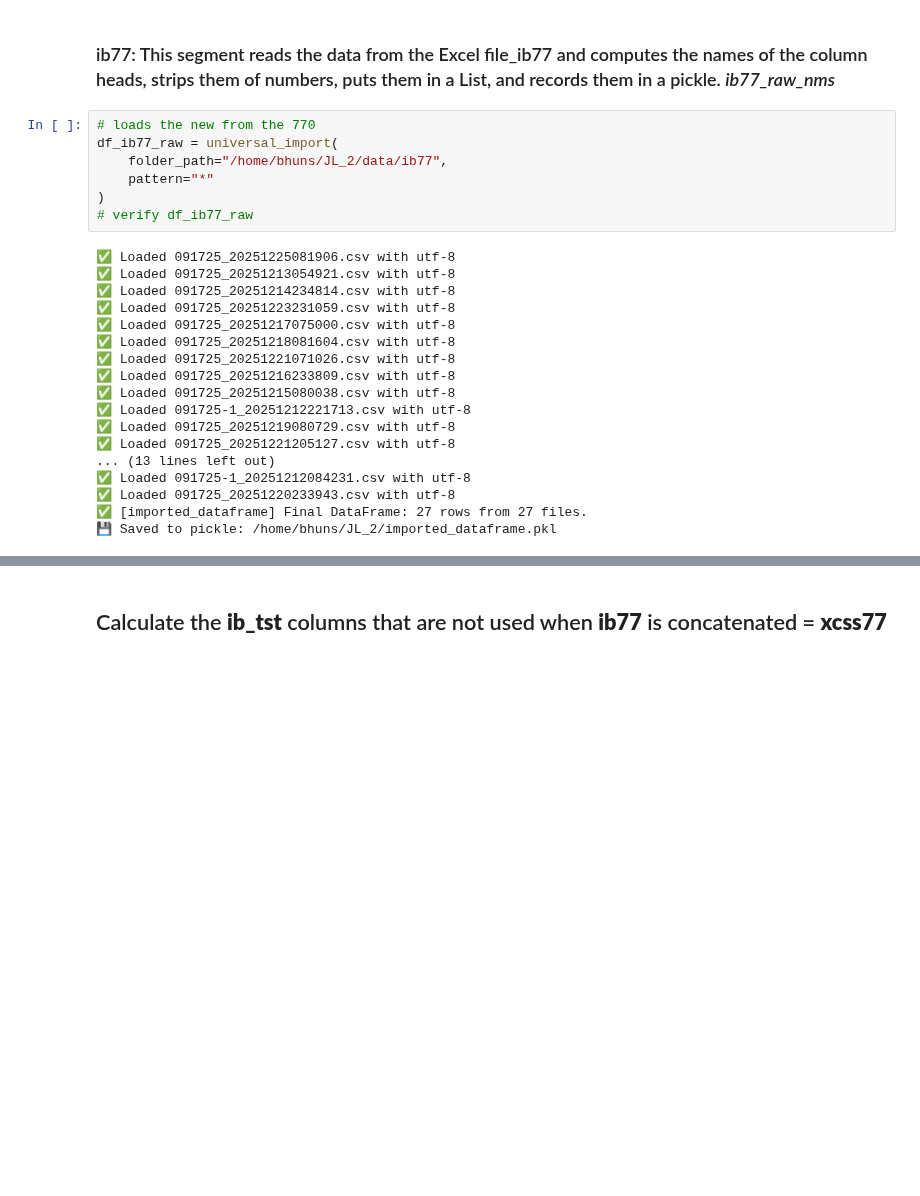
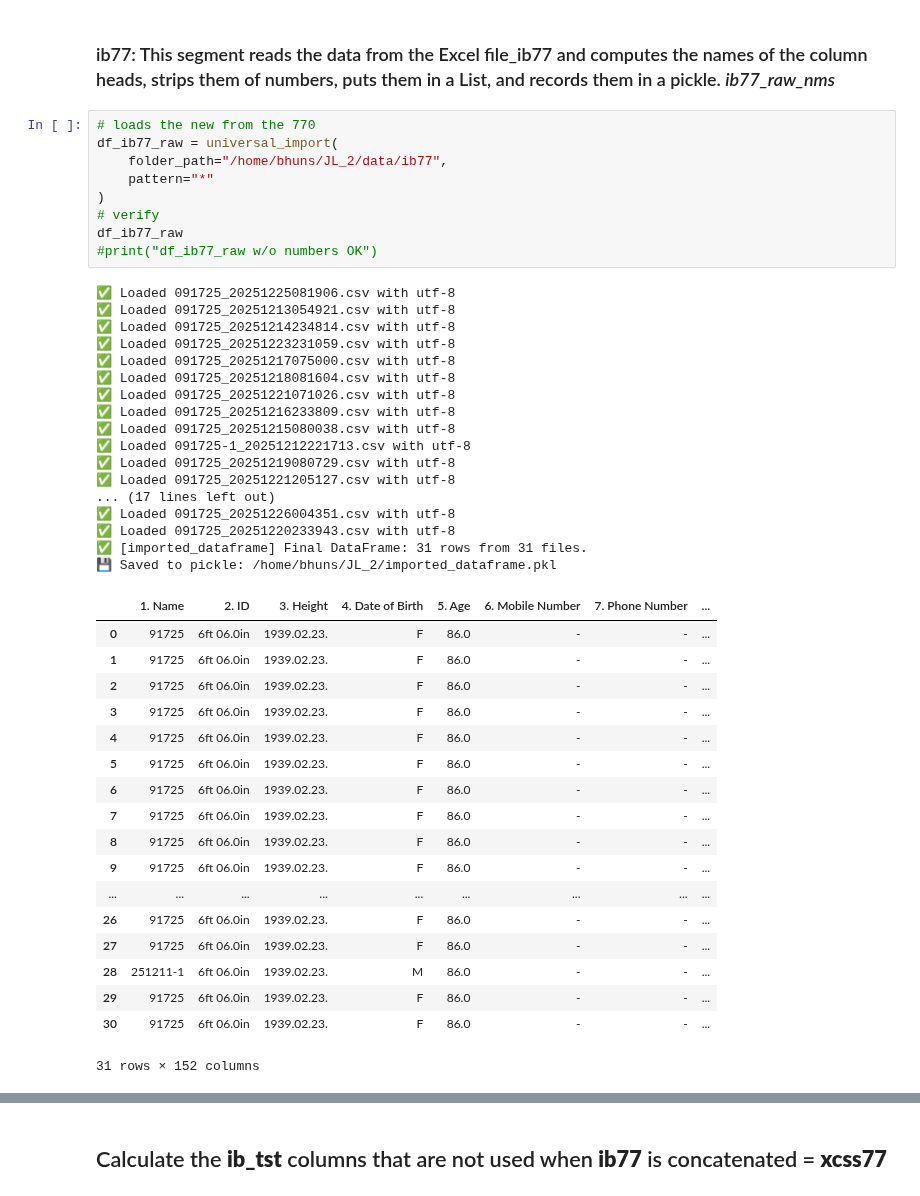
Before and after one commit to 1ratlabs/JL_2, a Jupyter notebook: ib_fls_import.ipynb, the cells around one changed output, grey strips where cells are left out. Saved outputs shown, nothing was run; the diff lists cells and outputs as text; blank space fills up the shorter version.

Commit message:
df_m_ib_tst_nn imported and verified

```diff
--- a/ib_fls_import.ipynb
+++ b/ib_fls_import.ipynb
@@ -357,25 +298,45 @@ Index([], dtype='object')
 # %%
 # loads the new from the 770
 df_ib77_raw = universal_import(
     folder_path="/home/bhuns/JL_2/data/ib77",
     pattern="*"
 )
-# verify df_ib77_raw
+# verify
+df_ib77_raw
+#print("df_ib77_raw w/o numbers OK")
 # %% [output]
 ✅ Loaded 091725_20251225081906.csv with utf-8
 ✅ Loaded 091725_20251213054921.csv with utf-8
 ✅ Loaded 091725_20251214234814.csv with utf-8
 ✅ Loaded 091725_20251223231059.csv with utf-8
 ✅ Loaded 091725_20251217075000.csv with utf-8
 ✅ Loaded 091725_20251218081604.csv with utf-8
 ✅ Loaded 091725_20251221071026.csv with utf-8
 ✅ Loaded 091725_20251216233809.csv with utf-8
 ✅ Loaded 091725_20251215080038.csv with utf-8
 ✅ Loaded 091725-1_20251212221713.csv with utf-8
 ✅ Loaded 091725_20251219080729.csv with utf-8
 ✅ Loaded 091725_20251221205127.csv with utf-8
-... (13 lines left out)
-✅ Loaded 091725-1_20251212084231.csv with utf-8
+... (17 lines left out)
+✅ Loaded 091725_20251226004351.csv with utf-8
 ✅ Loaded 091725_20251220233943.csv with utf-8
-✅ [imported_dataframe] Final DataFrame: 27 rows from 27 files.
+✅ [imported_dataframe] Final DataFrame: 31 rows from 31 files.
 💾 Saved to pickle: /home/bhuns/JL_2/imported_dataframe.pkl
+|  | 1. Name | 2. ID | 3. Height | 4. Date of Birth | 5. Age | 6. Mobile Number | 7. Phone Number | ... |
+| 0 | 91725 | 6ft 06.0in | 1939.02.23. | F | 86.0 | - | - | ... |
+| 1 | 91725 | 6ft 06.0in | 1939.02.23. | F | 86.0 | - | - | ... |
+| 2 | 91725 | 6ft 06.0in | 1939.02.23. | F | 86.0 | - | - | ... |
+| 3 | 91725 | 6ft 06.0in | 1939.02.23. | F | 86.0 | - | - | ... |
+| 4 | 91725 | 6ft 06.0in | 1939.02.23. | F | 86.0 | - | - | ... |
+| 5 | 91725 | 6ft 06.0in | 1939.02.23. | F | 86.0 | - | - | ... |
+| 6 | 91725 | 6ft 06.0in | 1939.02.23. | F | 86.0 | - | - | ... |
+| 7 | 91725 | 6ft 06.0in | 1939.02.23. | F | 86.0 | - | - | ... |
+| 8 | 91725 | 6ft 06.0in | 1939.02.23. | F | 86.0 | - | - | ... |
+| 9 | 91725 | 6ft 06.0in | 1939.02.23. | F | 86.0 | - | - | ... |
+| ... | ... | ... | ... | ... | ... | ... | ... | ... |
+| 26 | 91725 | 6ft 06.0in | 1939.02.23. | F | 86.0 | - | - | ... |
+| 27 | 91725 | 6ft 06.0in | 1939.02.23. | F | 86.0 | - | - | ... |
+| 28 | 251211-1 | 6ft 06.0in | 1939.02.23. | M | 86.0 | - | - | ... |
+| 29 | 91725 | 6ft 06.0in | 1939.02.23. | F | 86.0 | - | - | ... |
+| 30 | 91725 | 6ft 06.0in | 1939.02.23. | F | 86.0 | - | - | ... |
+31 rows × 152 columns
```
Also changed, not shown: parts of 70 cells of this notebook, 1 other file.
